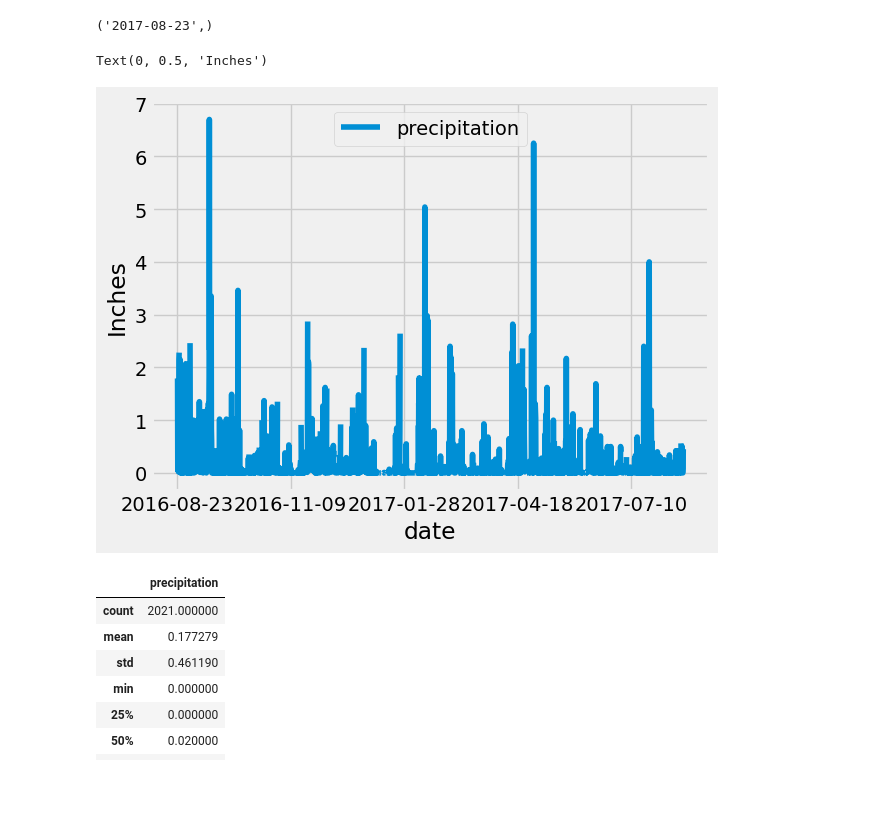
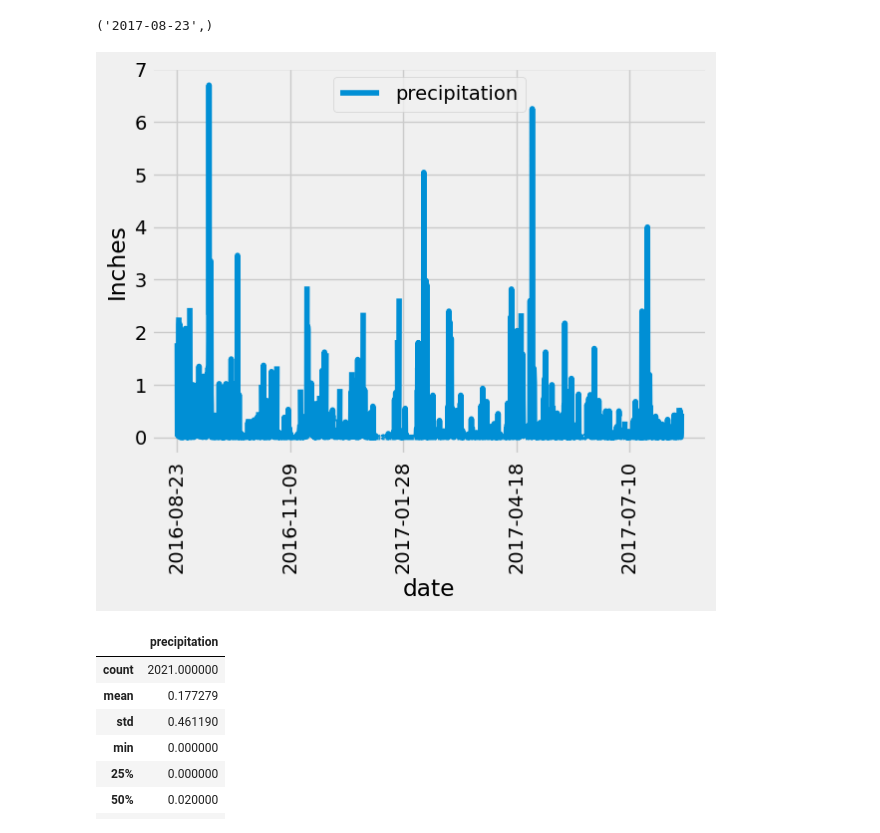
Before and after one commit to nicduffee/sqlalchemy-challenge, a Jupyter notebook: SurfsUp/Exploratory_Analysis.ipynb, the cells around one changed output. Saved outputs shown, nothing was run; the diff lists cells and outputs as text; code cells hidden in the pictures; blank space fills up the shorter version.

```diff
--- a/SurfsUp/Exploratory_Analysis.ipynb
+++ b/SurfsUp/Exploratory_Analysis.ipynb
@@ -30,8 +30,8 @@ Base.classes.keys()
 ['measurement', 'station']
 # %%
 # Save references to each table
-Measurement = Base.classes.measurement
-Station = Base.classes.station
+measurement = Base.classes.measurement
+station = Base.classes.station
 # %%
 # Create our session (link) from Python to the DB
 session = Session(engine)
@@ -45,31 +45,32 @@ session.query(Measurement.date).order_by(Measurement.date.desc()).first()
 # %%
 # Design a query to retrieve the last 12 months of precipitation data and plot the results.
 # Starting from the most recent data point in the database.
 
 most_recent = dt.date(2017, 8, 23)
 
 # Calculate the date one year from the last date in data set.
 
 past_year = most_recent - dt.timedelta(days=365)
 
 # Perform a query to retrieve the data and precipitation scores
 
-results = session.query(Measurement.date, Measurement.prcp).filter(Measurement.date >= past_year).all()
+results = session.query(measurement.date, measurement.prcp).filter(measurement.date >= past_year).all()
 
 # Save the query results as a Pandas DataFrame. Explicitly set the column names
 
 df = pd.DataFrame(results, columns=['date', 'precipitation'])
 df.set_index(df['date'], inplace=True)
 
 # Sort the dataframe by date
 df = df.sort_index()
 
 # Use Pandas Plotting with Matplotlib to plot the data
 ax = df.plot()
 ax.set_ylabel('Inches')
+plt.xticks(rotation=90)
+plt.show()
 # %% [output]
-Text(0, 0.5, 'Inches')
-[figure, old version]
+[figure, new version]
 # %%
 # Use Pandas to calculate the summary statistics for the precipitation data
 df.describe()
```
Also changed, not shown: parts of 5 cells of this notebook.
